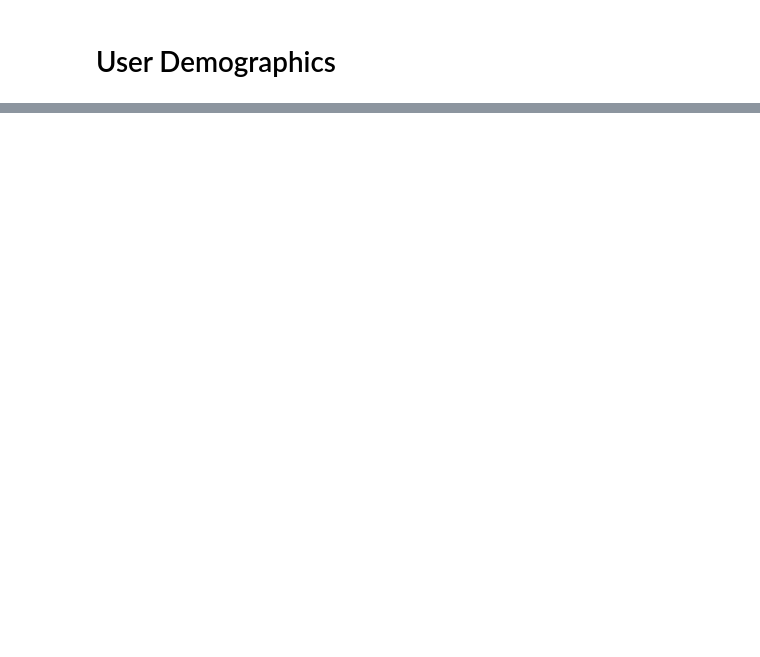
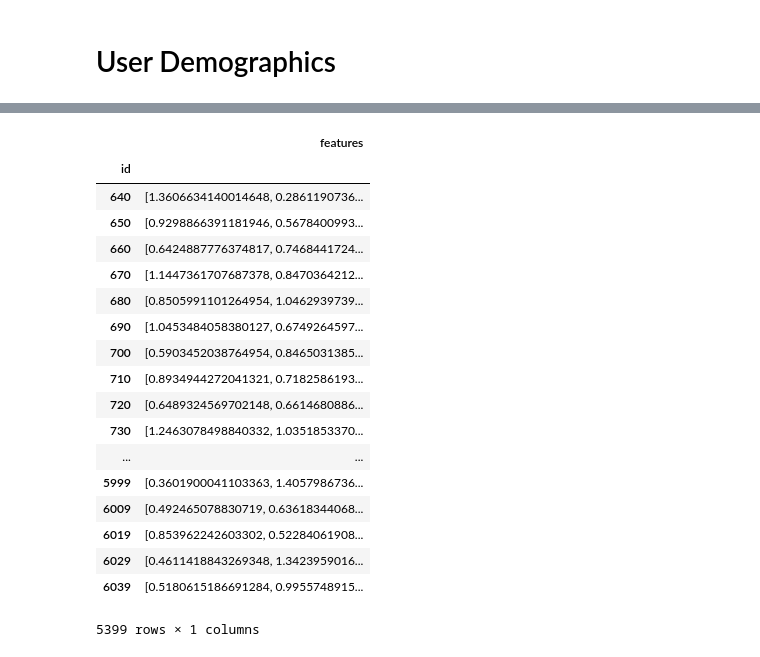
Before and after one commit to mkpetterson/recommender_study, a Jupyter notebook: cindy.ipynb, the cells around one changed output, grey strips where cells are left out. Cells and saved outputs as stored; diff of their text form; code cells hidden in the pictures; blank space fills up the shorter version.

```diff
--- a/cindy.ipynb
+++ b/cindy.ipynb
@@ -376,3 +312,25 @@ users_sim_mat.to_csv('data/users_sim_mat.csv')
+# %%
+user_factors_df
+# %% [output]
+|  | features |
+| id |  |
+| 640 | [1.3606634140014648, 0.2861190736... |
+| 650 | [0.9298866391181946, 0.5678400993... |
+| 660 | [0.6424887776374817, 0.7468441724... |
+| 670 | [1.1447361707687378, 0.8470364212... |
+| 680 | [0.8505991101264954, 1.0462939739... |
+| 690 | [1.0453484058380127, 0.6749264597... |
+| 700 | [0.5903452038764954, 0.8465031385... |
+| 710 | [0.8934944272041321, 0.7182586193... |
+| 720 | [0.6489324569702148, 0.6614680886... |
+| 730 | [1.2463078498840332, 1.0351853370... |
+| ... | ... |
+| 5999 | [0.3601900041103363, 1.4057986736... |
+| 6009 | [0.492465078830719, 0.63618344068... |
+| 6019 | [0.853962242603302, 0.52284061908... |
+| 6029 | [0.4611418843269348, 1.3423959016... |
+| 6039 | [0.5180615186691284, 0.9955748915... |
+5399 rows × 1 columns
 # %%
 print('User Cosine Similarity Matrix: ')
 users_sim_mat.head(10)
```
Also changed, not shown: parts of 54 cells of this notebook, 1 other file.
